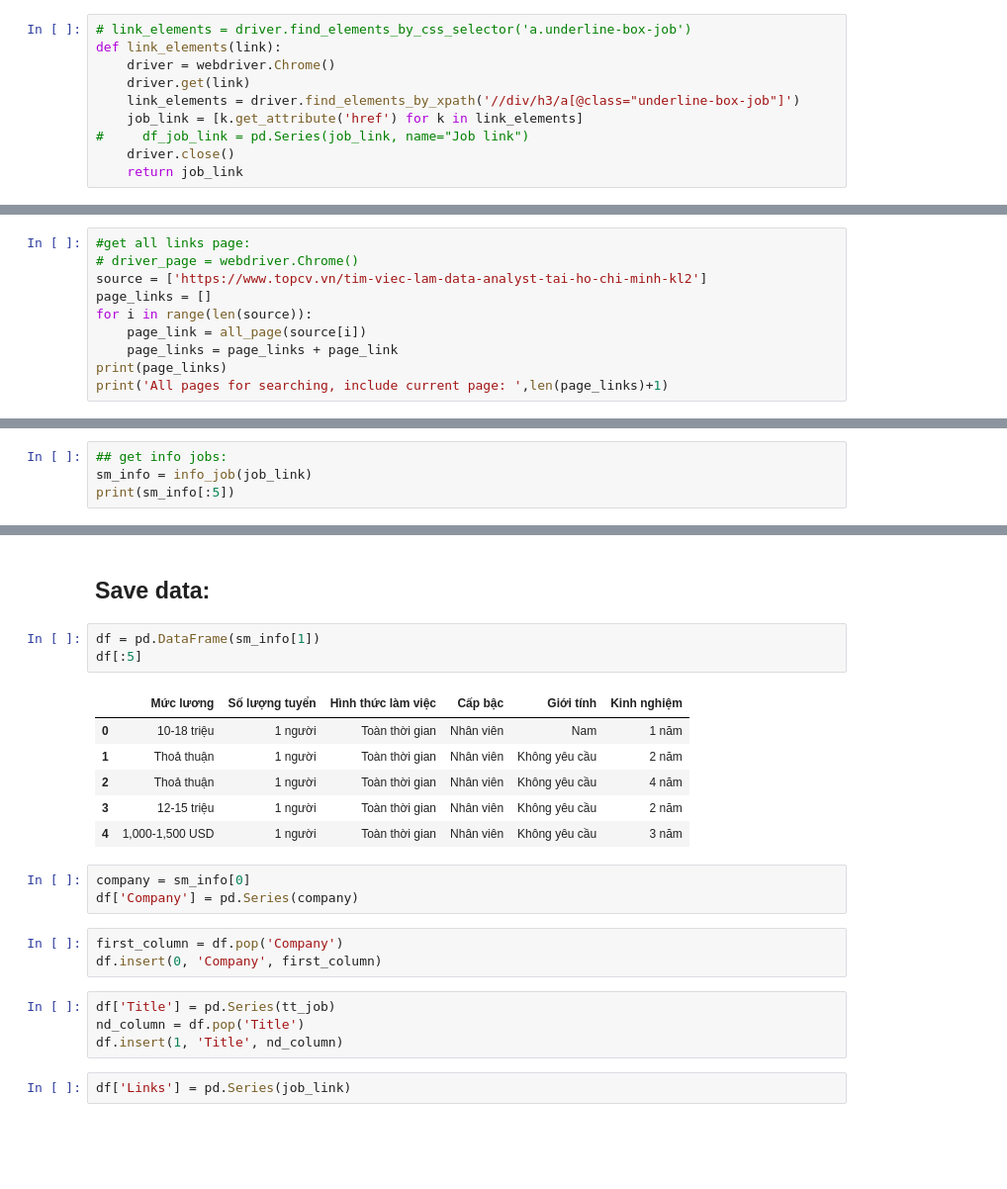
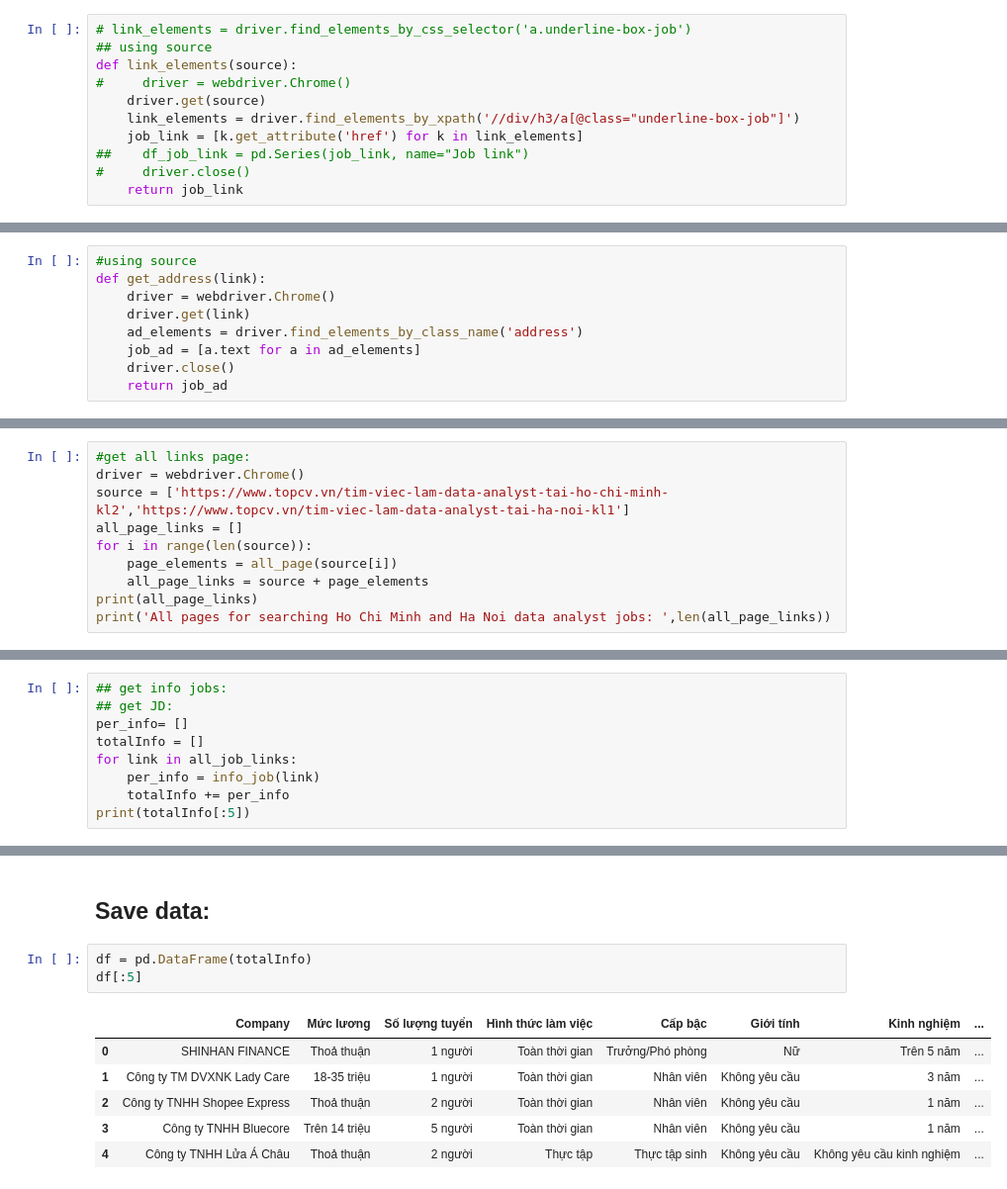
Before and after one commit to Hhanh-hub/data_analyst_salary, a Jupyter notebook: data_analyst_salary/crawing_topcv.ipynb, the cells around one changed output, grey strips where cells are left out. Shown at 99% size. Saved outputs shown, nothing was run; the diff lists cells and outputs as text; blank space fills up the shorter version.

```diff
--- a/data_analyst_salary/crawing_topcv.ipynb
+++ b/data_analyst_salary/crawing_topcv.ipynb
@@ -40,11 +38,12 @@ def title_job(link):
     return job_title
 # %%
 # link_elements = driver.find_elements_by_css_selector('a.underline-box-job')
-def link_elements(link):
-    driver = webdriver.Chrome()
-    driver.get(link)
+## using source
+def link_elements(source):
+#     driver = webdriver.Chrome()
+    driver.get(source)
     link_elements = driver.find_elements_by_xpath('//div/h3/a[@class="underline-box-job"]')
     job_link = [k.get_attribute('href') for k in link_elements]
-#     df_job_link = pd.Series(job_link, name="Job link")
-    driver.close()
+##    df_job_link = pd.Series(job_link, name="Job link")
+#     driver.close()
     return job_link
@@ -101,13 +114,22 @@ def get_jd(link):
+# %%
+#using source
+def get_address(link):
+    driver = webdriver.Chrome()
+    driver.get(link)
+    ad_elements = driver.find_elements_by_class_name('address')
+    job_ad = [a.text for a in ad_elements]
+    driver.close()
+    return job_ad
 # %% [markdown]
 ## Apply function:
 # %%
 #get all links page:
-# driver_page = webdriver.Chrome()
-source = ['https://www.topcv.vn/tim-viec-lam-data-analyst-tai-ho-chi-minh-kl2']
-page_links = []
+driver = webdriver.Chrome()
+source = ['https://www.topcv.vn/tim-viec-lam-data-analyst-tai-ho-chi-minh-kl2','https://www.topcv.vn/tim-viec-lam-data-analyst-tai-ha-noi-kl1']
+all_page_links = []
 for i in range(len(source)):
-    page_link = all_page(source[i])
-    page_links = page_links + page_link
-print(page_links)
-print('All pages for searching, include current page: ',len(page_links)+1)
+    page_elements = all_page(source[i])
+    all_page_links = source + page_elements
+print(all_page_links)
+print('All pages for searching Ho Chi Minh and Ha Noi data analyst jobs: ',len(all_page_links))
 # %% [output]
@@ -147,5 +189,10 @@ tt_job[:5]
 # %%
 ## get info jobs:
-sm_info = info_job(job_link)
-print(sm_info[:5])
+## get JD:
+per_info= []
+totalInfo = []
+for link in all_job_links:
+    per_info = info_job(link)
+    totalInfo += per_info
+print(totalInfo[:5])
 # %% [output]
@@ -177,24 +200,12 @@ all_jd[:5]
 # %% [markdown]
 ## Save data:
 # %%
-df = pd.DataFrame(sm_info[1])
+df = pd.DataFrame(totalInfo)
 df[:5]
 # %% [output]
-|  | Mức lương | Số lượng tuyển | Hình thức làm việc | Cấp bậc | Giới tính | Kinh nghiệm |
-| 0 | 10-18 triệu | 1 người | Toàn thời gian | Nhân viên | Nam | 1 năm |
-| 1 | Thoả thuận | 1 người | Toàn thời gian | Nhân viên | Không yêu cầu | 2 năm |
-| 2 | Thoả thuận | 1 người | Toàn thời gian | Nhân viên | Không yêu cầu | 4 năm |
-| 3 | 12-15 triệu | 1 người | Toàn thời gian | Nhân viên | Không yêu cầu | 2 năm |
-| 4 | 1,000-1,500 USD | 1 người | Toàn thời gian | Nhân viên | Không yêu cầu | 3 năm |
+|  | Company | Mức lương | Số lượng tuyển | Hình thức làm việc | Cấp bậc | Giới tính | Kinh nghiệm | ... |
+| 0 | SHINHAN FINANCE | Thoả thuận | 1 người | Toàn thời gian | Trưởng/Phó phòng | Nữ | Trên 5 năm | ... |
+| 1 | Công ty TM DVXNK Lady Care | 18-35 triệu | 1 người | Toàn thời gian | Nhân viên | Không yêu cầu | 3 năm | ... |
+| 2 | Công ty TNHH Shopee Express | Thoả thuận | 2 người | Toàn thời gian | Nhân viên | Không yêu cầu | 1 năm | ... |
+| 3 | Công ty TNHH Bluecore | Trên 14 triệu | 5 người | Toàn thời gian | Nhân viên | Không yêu cầu | 1 năm | ... |
+| 4 | Công ty TNHH Lửa Á Châu | Thoả thuận | 2 người | Thực tập | Thực tập sinh | Không yêu cầu | Không yêu cầu kinh nghiệm | ... |
-# %%
-company = sm_info[0]
-df['Company'] = pd.Series(company)
-# %%
-first_column = df.pop('Company')
-df.insert(0, 'Company', first_column)
-# %%
-df['Title'] = pd.Series(tt_job)
-nd_column = df.pop('Title')
-df.insert(1, 'Title', nd_column)
-# %%
-df['Links'] = pd.Series(job_link)
```
Also changed, not shown: parts of 25 cells of this notebook.
